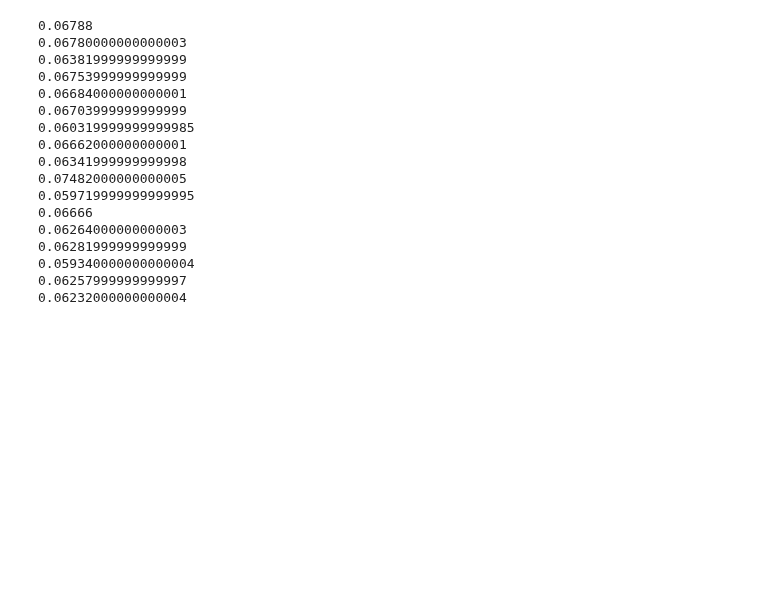
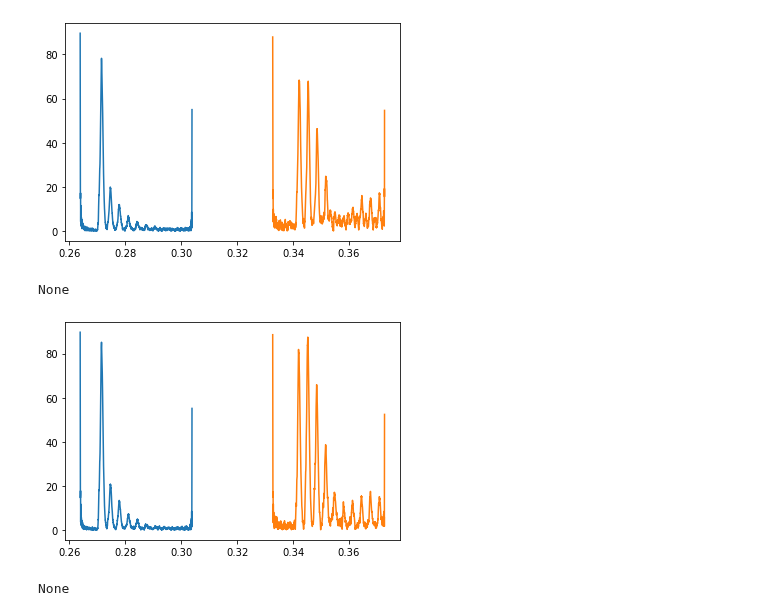
Before and after one commit to everydayanchovies/ultrasoon, a Jupyter notebook: notebooks/verkenning.ipynb, the cells around one changed output. Cells and saved outputs as stored; diff of their text form; code cells hidden in the pictures; blank space fills up the shorter version.

```diff
--- a/notebooks/verkenning.ipynb
+++ b/notebooks/verkenning.ipynb
@@ -9,26 +9,14 @@ from util import *
 # plt.plot(dfb["Bx"], dfb["By"])
 # plt.show()
 # %%
-# v = True
-v = False
-# for s in range(0, 10, 5):
-for s in range(0, 85, 5):
-    print(delay_for_df(df_for_params(s/2, v), v))
+v = True
+# v = False
+for s in range(0, 10, 5):
+# for s in range(0, 85, 5):
+    delay = delay_for_x_y_pairs_couple(*x_y_pairs_couple_for_params(s/2, v), v)
+    print(delay)
 # %% [output]
+[figure, added]
-0.06788
-0.06780000000000003
-0.06381999999999999
-0.06753999999999999
-0.06684000000000001
-0.06703999999999999
-0.060319999999999985
-0.06662000000000001
-0.06341999999999998
-0.07482000000000005
-0.059719999999999995
-0.06666
-0.06264000000000003
-0.06281999999999999
-0.059340000000000004
-0.06257999999999997
-0.06232000000000004
+None
+[figure, added]
+None
```
Also changed, not shown: 1 other file.
